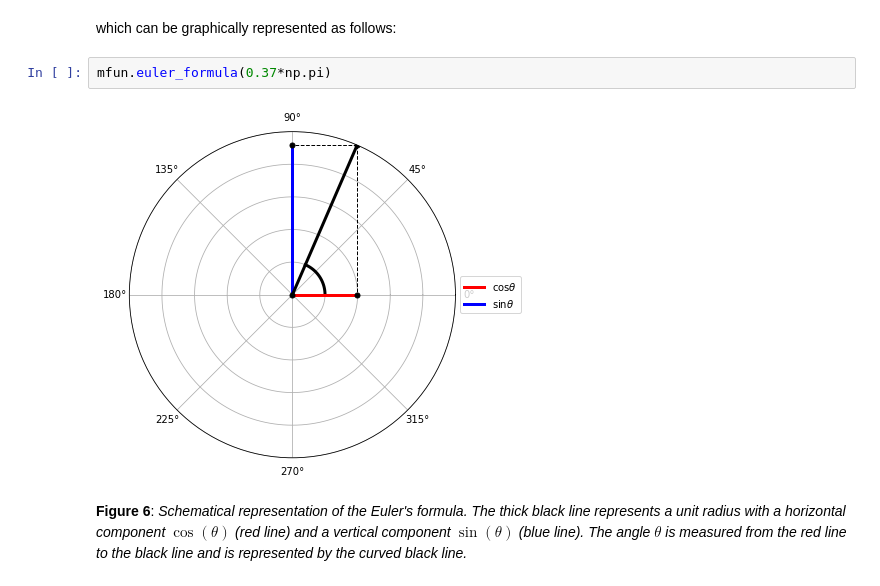
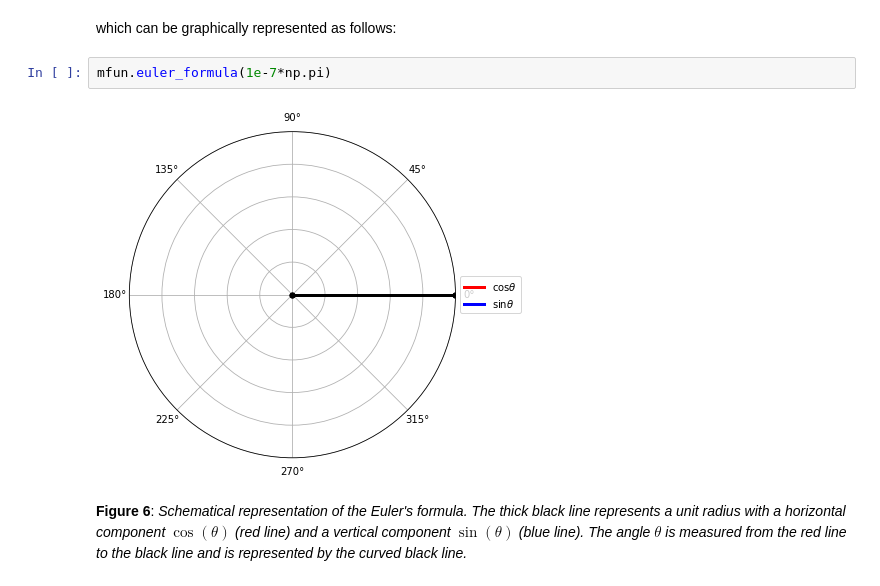
Before and after one commit to birocoles/Disciplina-metodos-computacionais, a Jupyter notebook: Content/fourier_1D_2.ipynb, the cells around one changed output. Drawn from its saved outputs; the diff is of its cells as text.

```diff
--- a/Content/fourier_1D_2.ipynb
+++ b/Content/fourier_1D_2.ipynb
@@ -33,9 +33,9 @@ $$
 # %% [markdown]
 which can be graphically represented as follows:
 # %%
-mfun.euler_formula(0.37*np.pi)
+mfun.euler_formula(1e-7*np.pi)
 # %% [output]
-[figure, old version]
+[figure, new version]
 # %% [markdown]
 **<a id='fig6'>Figure 6</a>**: *Schematical representation of the Euler's formula. The thick black line represents a unit radius with a horizontal component $\cos \left( \theta \right)$ (red line) and a vertical component $\sin \left( \theta \right)$ (blue line). The angle $\theta$ is measured from the red line to the black line and is represented by the curved black line.*
 # %% [markdown]
```
Also changed, not shown: 6 other files.
